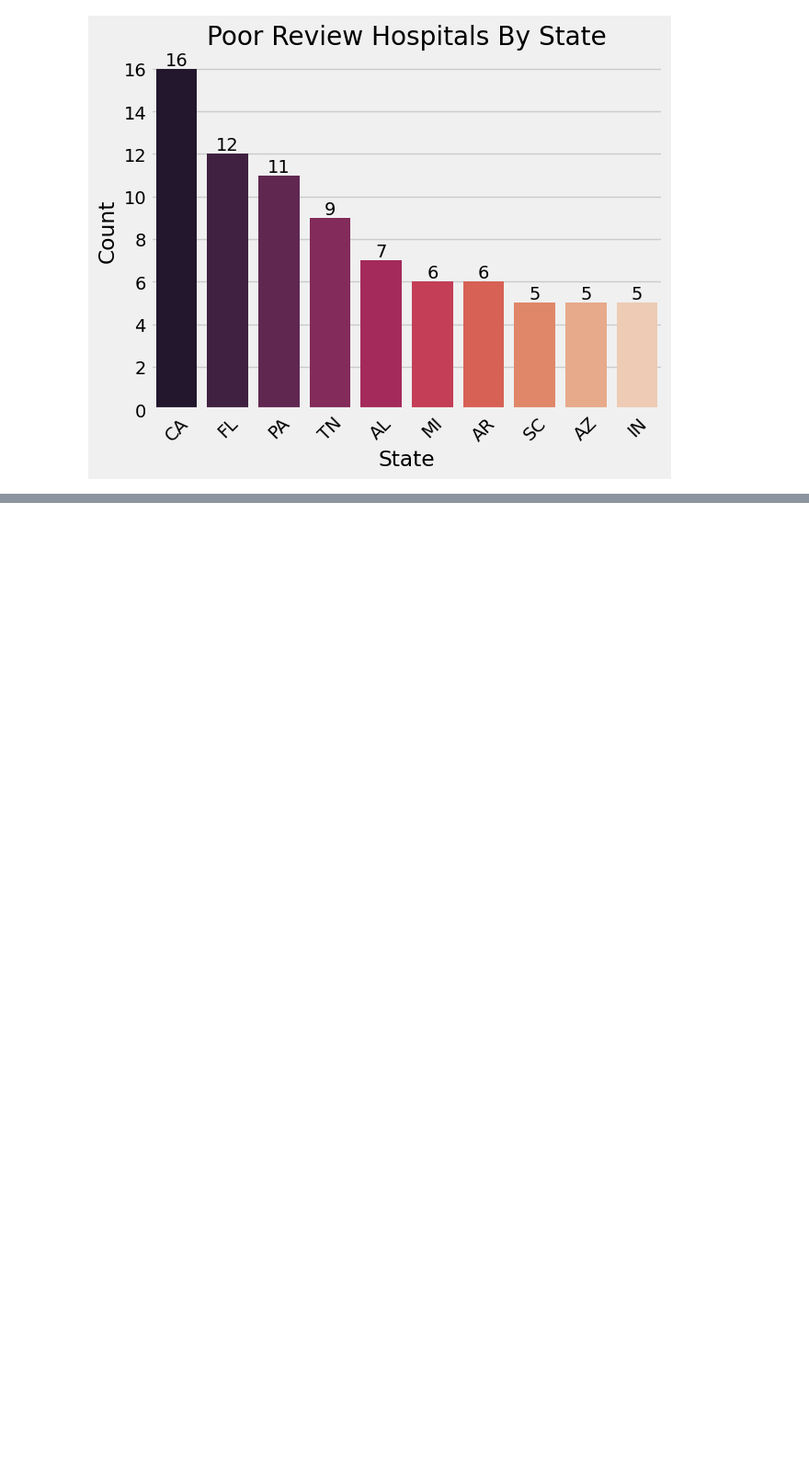
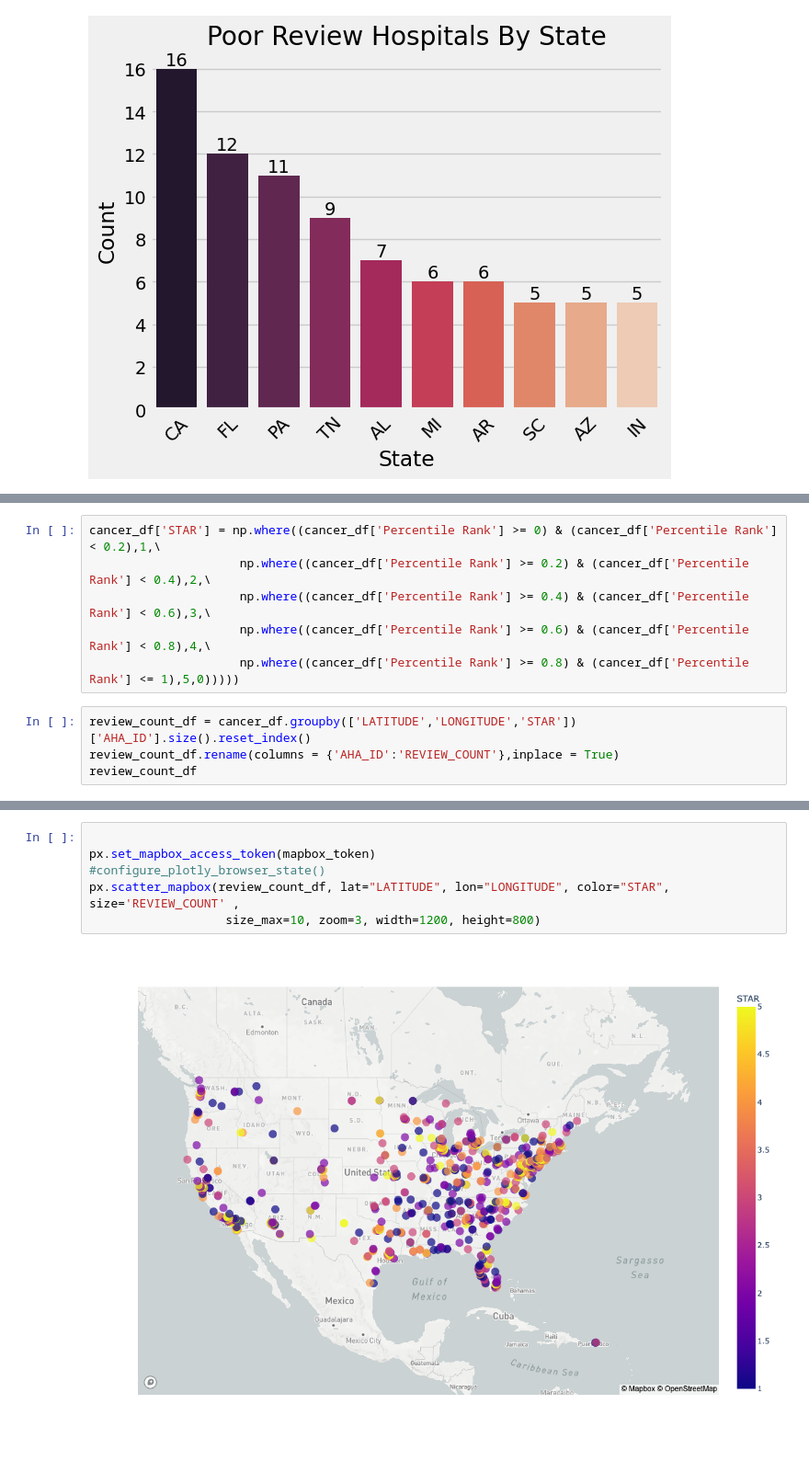
Before and after one commit to peeti-ucberkeley/Capstone-Rachael-Nithika-Andrew-Peeti, a Jupyter notebook: eda/eda_recommendation2.ipynb, the cells around one changed output, grey strips where cells are left out. Shown at 92% size. Drawn from its saved outputs; the diff is of its cells as text; blank space fills up the shorter version.

```diff
--- a/eda/eda_recommendation2.ipynb
+++ b/eda/eda_recommendation2.ipynb
@@ -209,0 +228,10 @@ Text(0.5, 1.0, 'Poor Review Hospitals By State')
+# %%
+cancer_df['STAR'] = np.where((cancer_df['Percentile Rank'] >= 0) & (cancer_df['Percentile Rank'] < 0.2),1,\
+                     np.where((cancer_df['Percentile Rank'] >= 0.2) & (cancer_df['Percentile Rank'] < 0.4),2,\
+                     np.where((cancer_df['Percentile Rank'] >= 0.4) & (cancer_df['Percentile Rank'] < 0.6),3,\
+                     np.where((cancer_df['Percentile Rank'] >= 0.6) & (cancer_df['Percentile Rank'] < 0.8),4,\
+                     np.where((cancer_df['Percentile Rank'] >= 0.8) & (cancer_df['Percentile Rank'] <= 1),5,0)))))
+# %%
+review_count_df = cancer_df.groupby(['LATITUDE','LONGITUDE','STAR'])['AHA_ID'].size().reset_index()
+review_count_df.rename(columns = {'AHA_ID':'REVIEW_COUNT'},inplace = True)
+review_count_df
@@ -209,0 +252,8 @@ Text(0.5, 1.0, 'Poor Review Hospitals By State')
+# %%
+
+px.set_mapbox_access_token(mapbox_token)
+#configure_plotly_browser_state()
+px.scatter_mapbox(review_count_df, lat="LATITUDE", lon="LONGITUDE", color="STAR", size='REVIEW_COUNT' ,
+                   size_max=10, zoom=3, width=1200, height=800)
+# %% [output]
+[figure, added]
```
Also changed, not shown: parts of 23 cells of this notebook.
